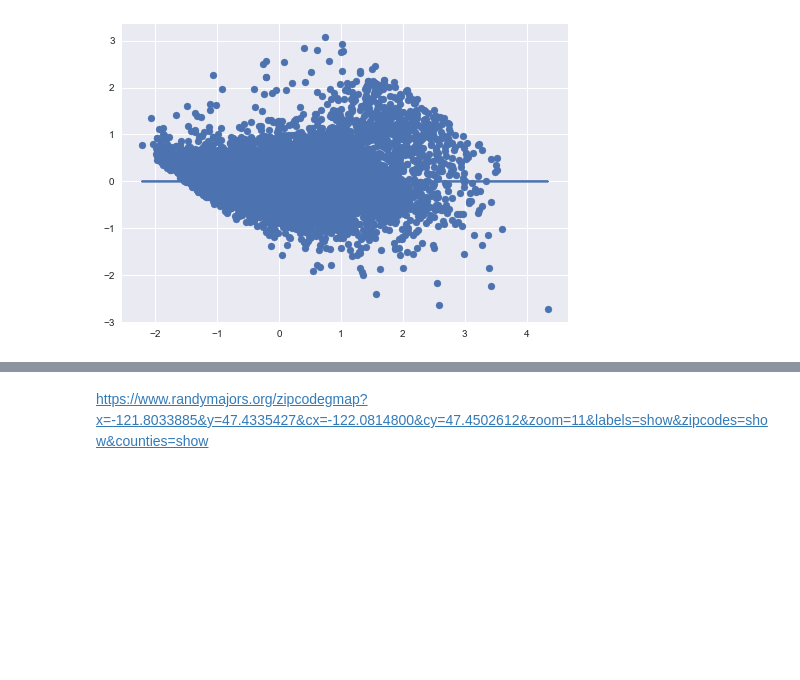
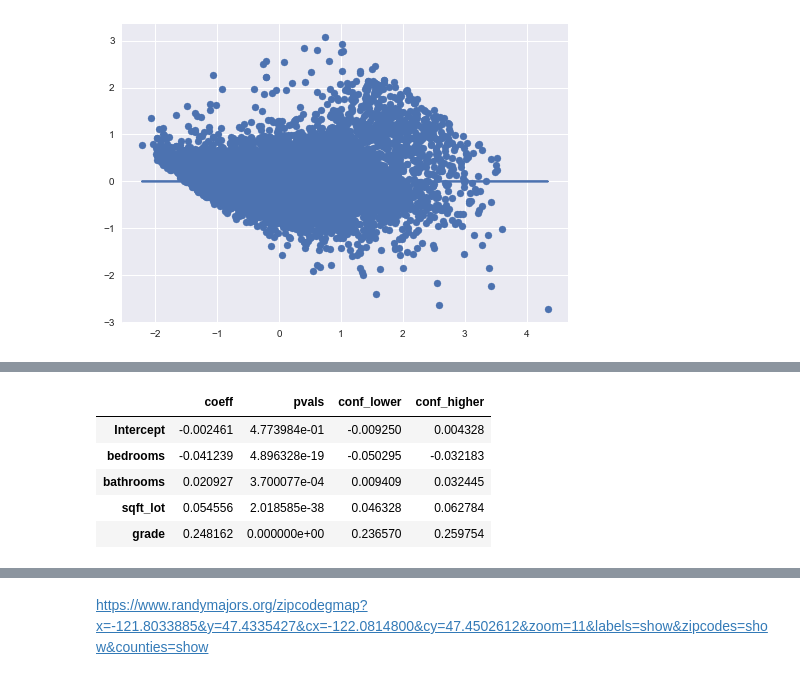
Before and after one commit to jxn628/dsc-home-price-analysis, a Jupyter notebook: student.ipynb, the cells around one changed output, grey strips where cells are left out. Cells and saved outputs as stored; diff of their text form; code cells hidden in the pictures; blank space fills up the shorter version.

```diff
--- a/student.ipynb
+++ b/student.ipynb
@@ -1120,0 +1144,10 @@ list(zip(x_cols, vif))
+# %%
+result_df = results_summary_to_dataframe(results)
+result_df.head()
+# %% [output]
+|  | coeff | pvals | conf_lower | conf_higher |
+| Intercept | -0.002461 | 4.773984e-01 | -0.009250 | 0.004328 |
+| bedrooms | -0.041239 | 4.896328e-19 | -0.050295 | -0.032183 |
+| bathrooms | 0.020927 | 3.700077e-04 | 0.009409 | 0.032445 |
+| sqft_lot | 0.054556 | 2.018585e-38 | 0.046328 | 0.062784 |
+| grade | 0.248162 | 0.000000e+00 | 0.236570 | 0.259754 |
```
Also changed, not shown: parts of 70 cells of this notebook.
